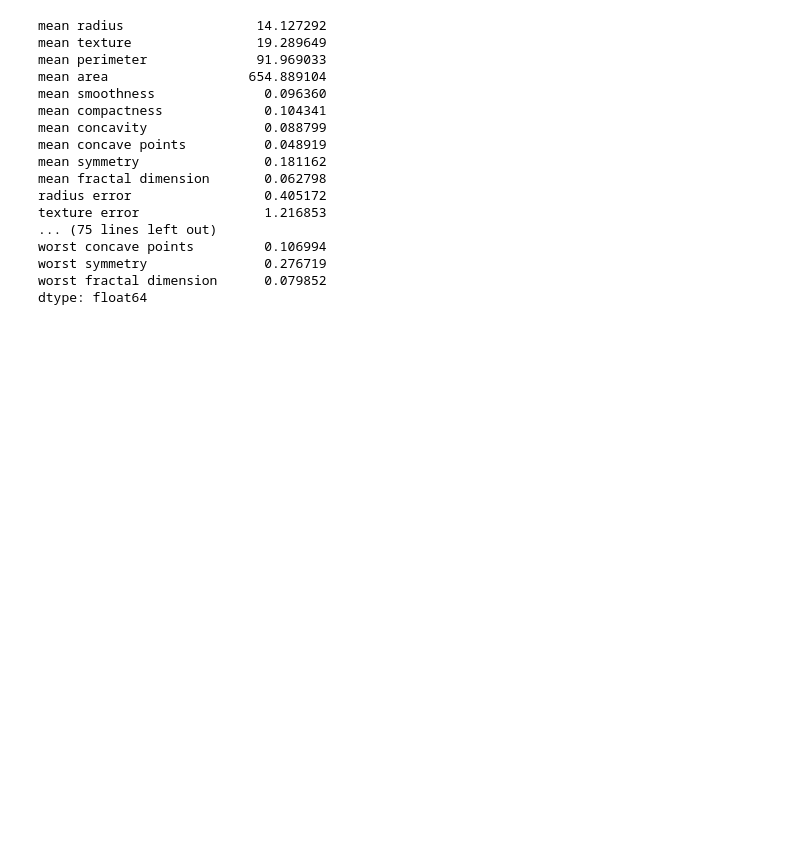
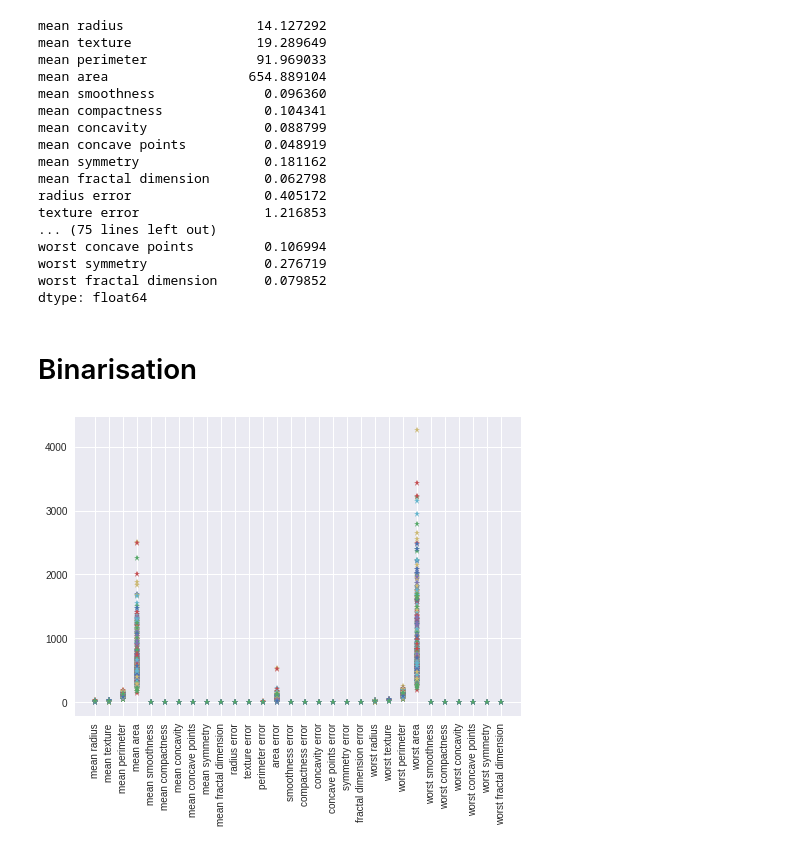
Before and after one commit to sreeram-venkitesh/colab_notebooks, a Jupyter notebook: MP_Neuron.ipynb, the cells around one changed output. Cells and saved outputs as stored; diff of their text form; code cells hidden in the pictures; blank space fills up the shorter version.

Commit message:
completed binarisation on train and test data

```diff
--- a/MP_Neuron.ipynb
+++ b/MP_Neuron.ipynb
@@ -159,3 +159,5 @@ worst concave points         0.106994
 worst symmetry               0.276719
 worst fractal dimension      0.079852
 dtype: float64
+# %% [markdown]
+# Binarisation
@@ -161,0 +166,6 @@ dtype: float64
+# %%
+plt.plot(x_train.T,'*')
+plt.xticks(rotation='vertical')
+plt.show()
+# %% [output]
+[figure, added]
```
Also changed, not shown: parts of 7 cells of this notebook.
